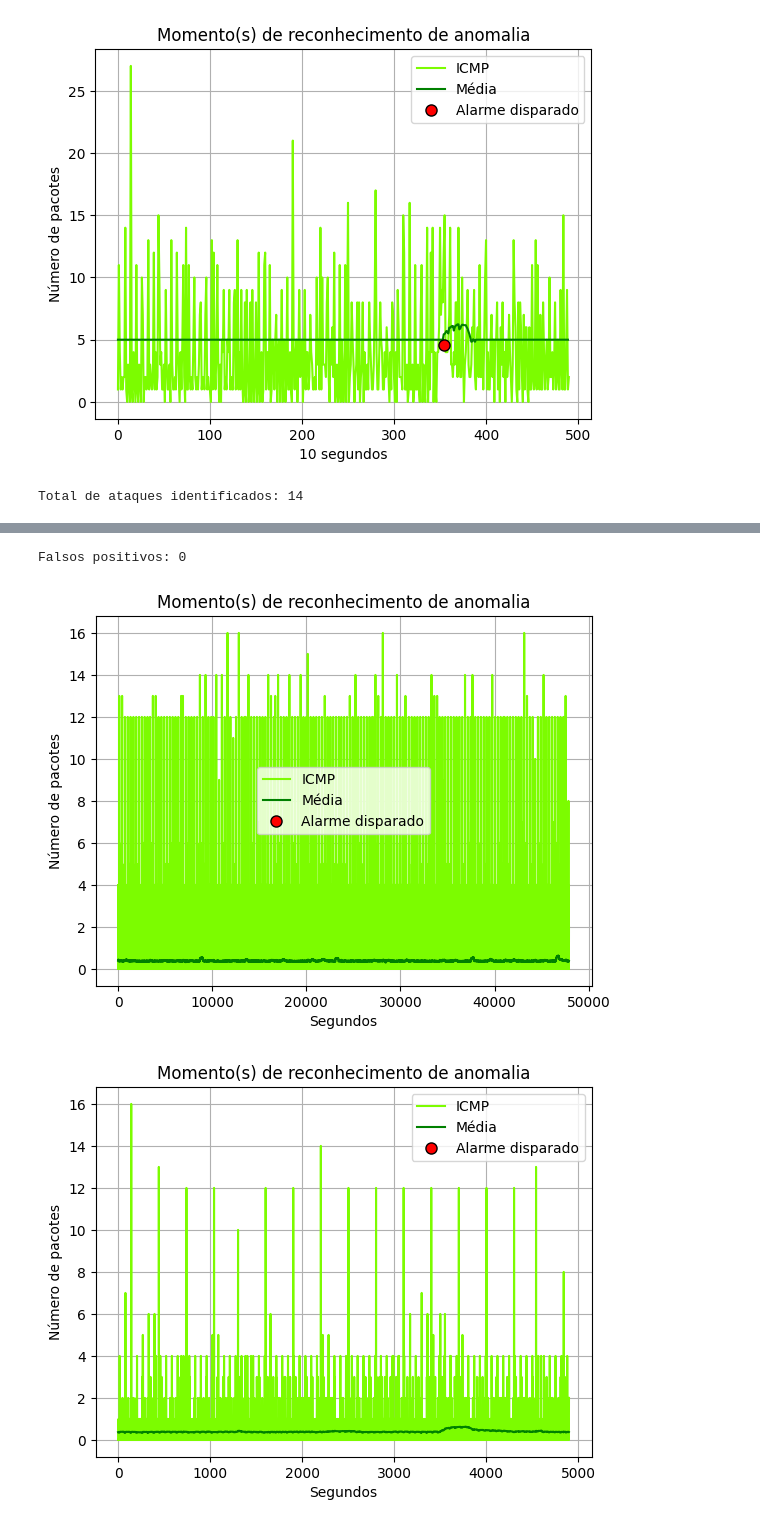
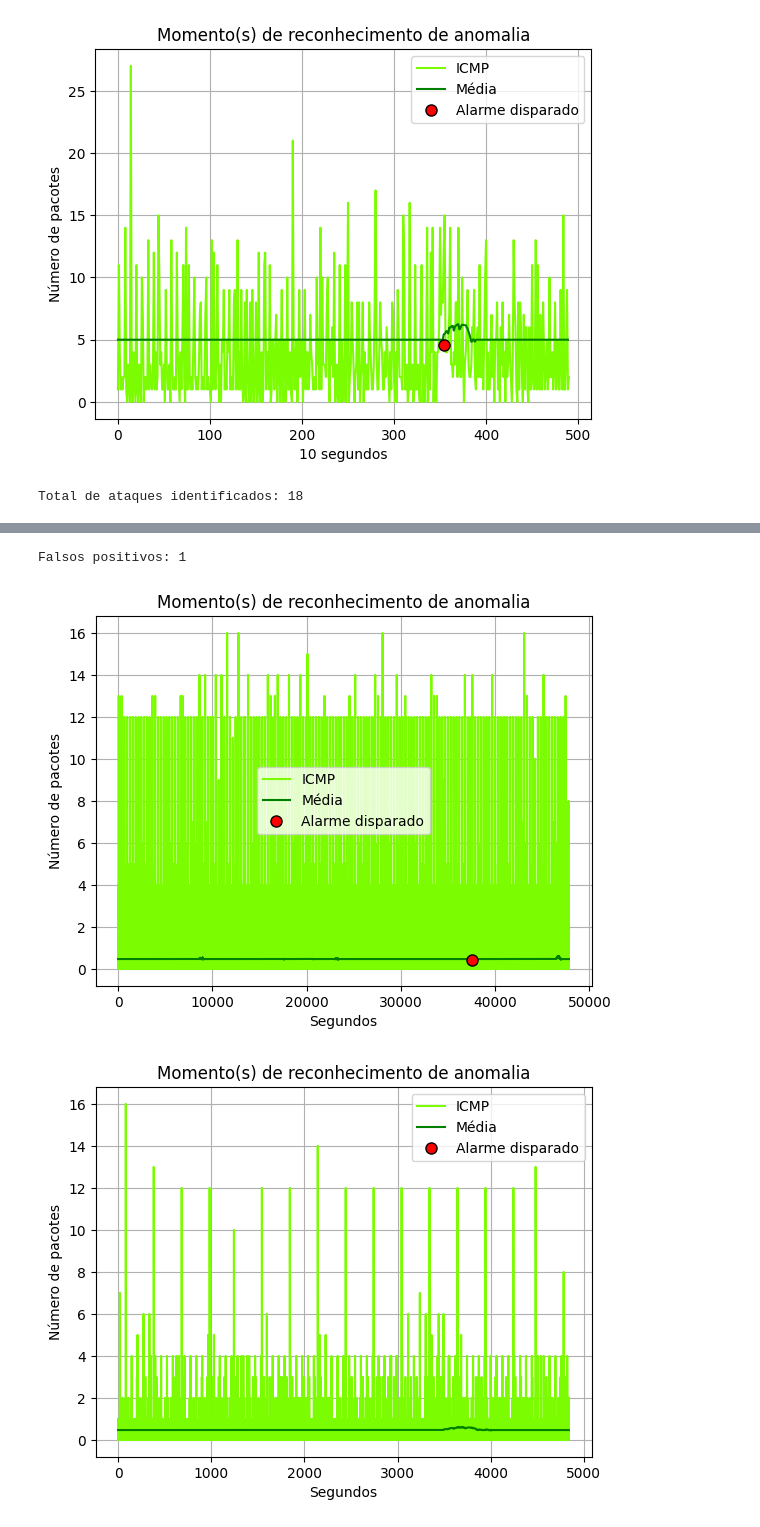
Before and after one commit to hflautert/AnomalyDetection, a Jupyter notebook: AnomaliaICMP.ipynb, the cells around one changed output, grey strips where cells are left out. Saved outputs shown, nothing was run; the diff lists cells and outputs as text; code cells hidden in the pictures.

```diff
--- a/AnomaliaICMP.ipynb
+++ b/AnomaliaICMP.ipynb
@@ -129,9 +135,9 @@ Falsos positivos: 1
 dados_normal=dados_normal_1s
 dados_ataque=dados_ataque_1s
 unidade_de_tempo='Segundos'
-delta=1.05
-intervalo=300
-taxa_minima=0.1
+delta=1.02
+intervalo=360
+taxa_minima=0.47
 
 ataques_reconhecidos,falsos_positivos,alarme_normal_pos,alarme_normal_val,alarme_ataque_pos,alarme_ataque_val,media_normal,media_ataque=fmm.aplica_modelo(dados_normal,dados_ataque,delta,intervalo,taxa_minima)
 
@@ -149,4 +155,4 @@ dados_normal=dados_normal[43000:]
 ataques_reconhecidos,falsos_positivos,alarme_normal_pos,alarme_normal_val,alarme_ataque_pos,alarme_ataque_val,media_normal,media_ataque=fmm.aplica_modelo(dados_normal,dados_ataque,delta,intervalo,taxa_minima)
 fmm.visualiza_alarmes(dados_normal,alarme_normal_pos,alarme_normal_val,unidade_de_tempo,tipo_dos_pacotes,intervalo,'lawngreen','g',media_normal)
 # %% [output]
-Total de ataques identificados: 14
+Total de ataques identificados: 18
@@ -155,3 +161,3 @@ Total de ataques identificados: 14
-Falsos positivos: 0
+Falsos positivos: 1
-[figure, old version]
+[figure, new version]
-[figure, old version]
+[figure, new version]
```
Also changed, not shown: parts of 5 cells of this notebook.
